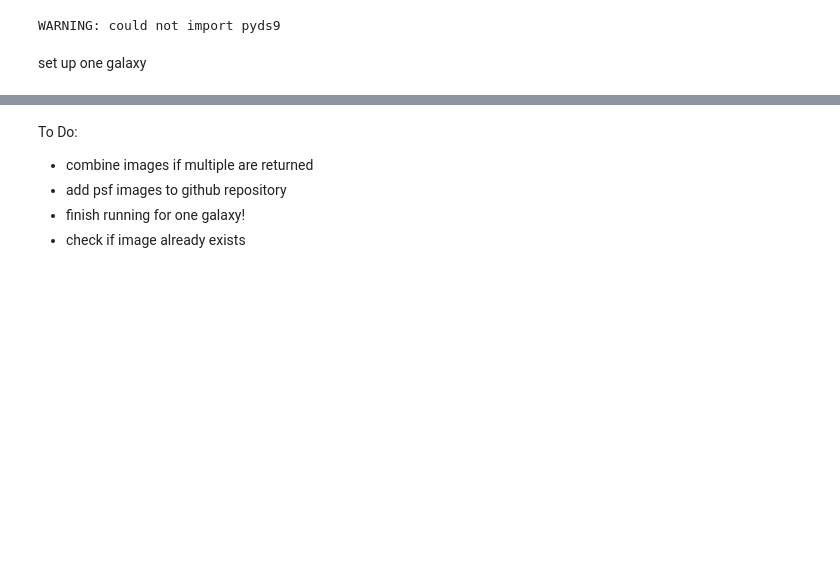
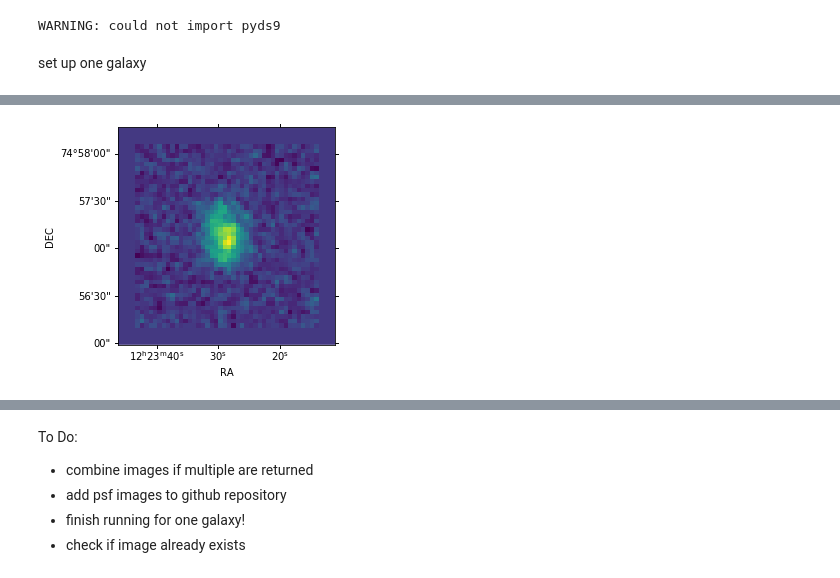
Before and after one commit to rfinn/virgowise, a Jupyter notebook: notebooks/howto-run-wisesize.ipynb, the cells around one changed output, grey strips where cells are left out. Drawn from its saved outputs; the diff is of its cells as text; code cells hidden in the pictures; blank space fills up the shorter version.

```diff
--- a/notebooks/howto-run-wisesize.ipynb
+++ b/notebooks/howto-run-wisesize.ipynb
@@ -128,3 +128,13 @@ rename =  VFID0000-NGC4363-unwise-1858p757-w3-std-m.fits.gz
+# %%
+wimage,wheader = fits.getdata(g.image,header=True)
+wcs = WCS(wheader)
+plt.figure()
+plt.subplot(projection=wcs)
+plt.imshow(wimage,origin='lower')
+plt.xlabel('RA')
+plt.ylabel('DEC')
+# %% [output]
+[figure, added]
 # %%
 g.set_image_names()
 # %%
```
Also changed, not shown: parts of 13 cells of this notebook, 2 other files.
